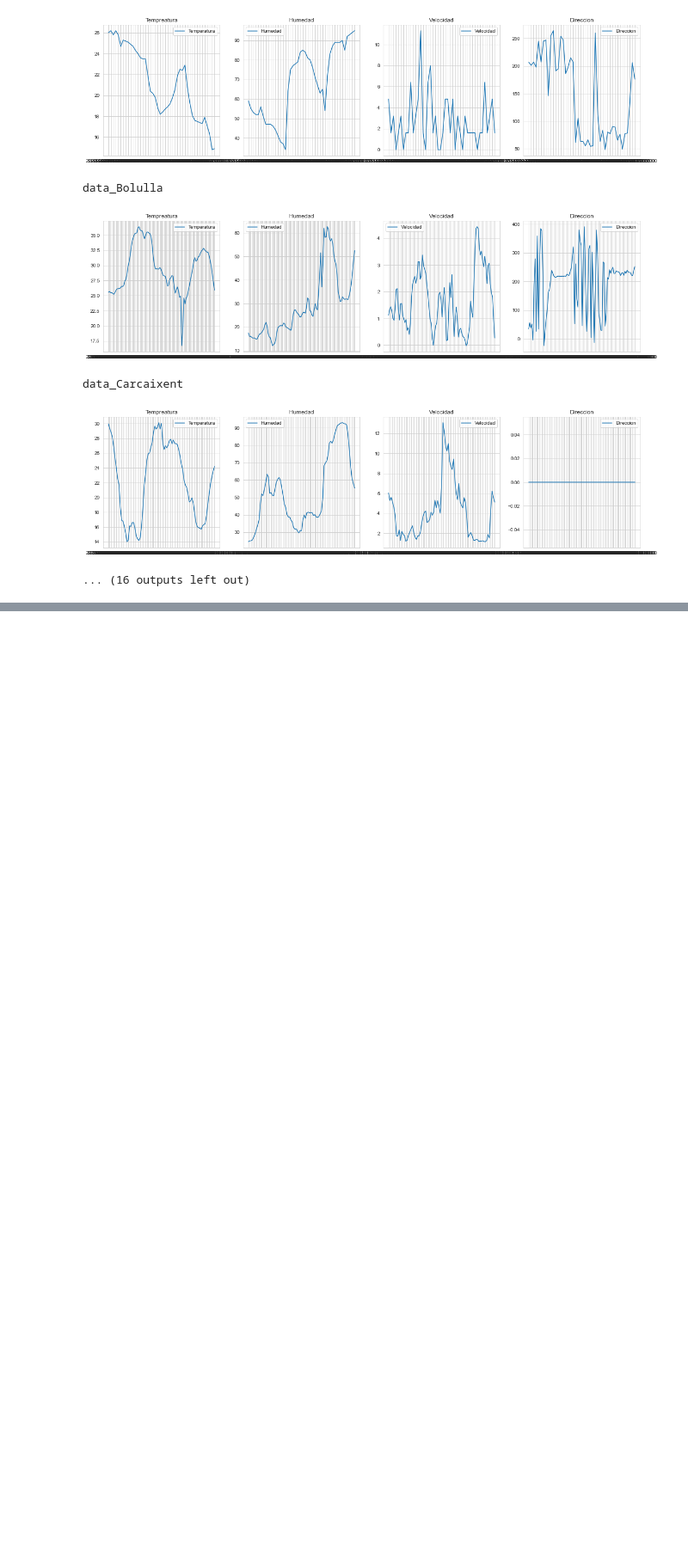
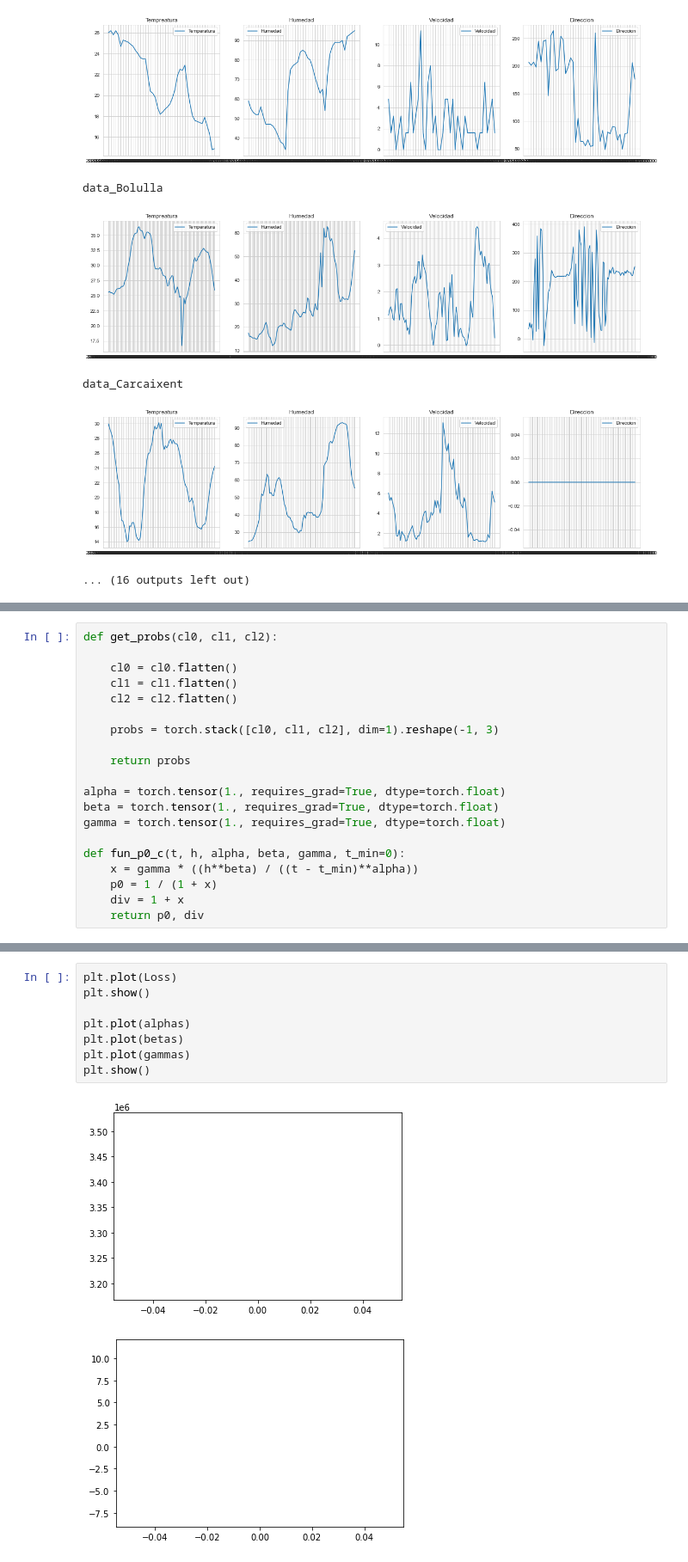
Before and after one commit to joanboterspitarch/SpreadModel, a Jupyter notebook: prueba.ipynb, the cells around one changed output, grey strips where cells are left out. Shown at 86% size. Drawn from its saved outputs; the diff is of its cells as text; blank space fills up the shorter version.

```diff
--- a/prueba.ipynb
+++ b/prueba.ipynb
@@ -250,0 +589,20 @@ def fun_p0_c(t, h, alpha, beta, gamma, t_min=0):
+# %%
+def get_probs(cl0, cl1, cl2):
+
+    cl0 = cl0.flatten()
+    cl1 = cl1.flatten()
+    cl2 = cl2.flatten()
+
+    probs = torch.stack([cl0, cl1, cl2], dim=1).reshape(-1, 3)
+
+    return probs
+
+alpha = torch.tensor(1., requires_grad=True, dtype=torch.float)
+beta = torch.tensor(1., requires_grad=True, dtype=torch.float)
+gamma = torch.tensor(1., requires_grad=True, dtype=torch.float)
+
+def fun_p0_c(t, h, alpha, beta, gamma, t_min=0):
+    x = gamma * ((h**beta) / ((t - t_min)**alpha))
+    p0 = 1 / (1 + x)
+    div = 1 + x
+    return p0, div
@@ -250,0 +702,11 @@ def fun_p0_c(t, h, alpha, beta, gamma, t_min=0):
+# %%
+plt.plot(Loss)
+plt.show()
+
+plt.plot(alphas)
+plt.plot(betas)
+plt.plot(gammas)
+plt.show()
+# %% [output]
+[figure, added]
+[figure, added]
```
Also changed, not shown: parts of 25 cells of this notebook, 5 other files.
